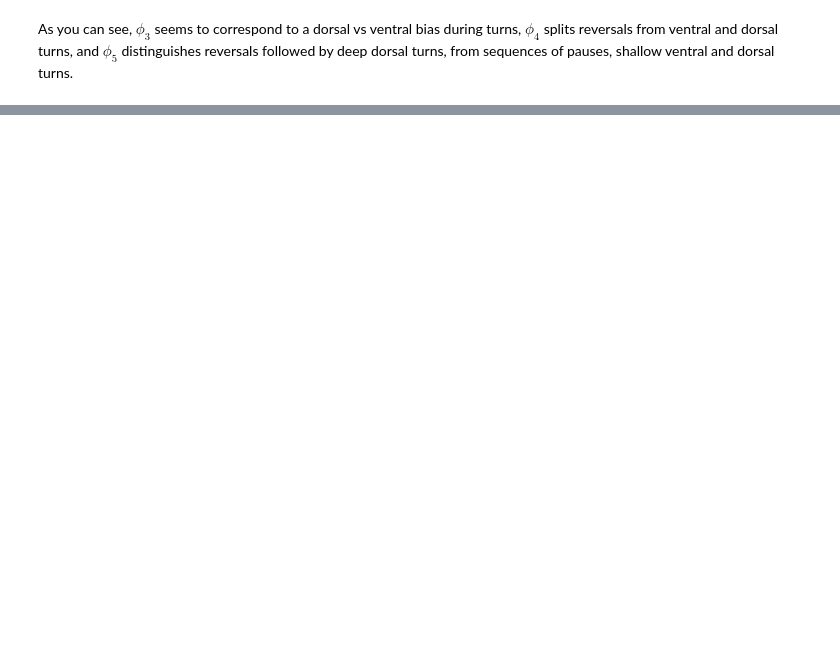
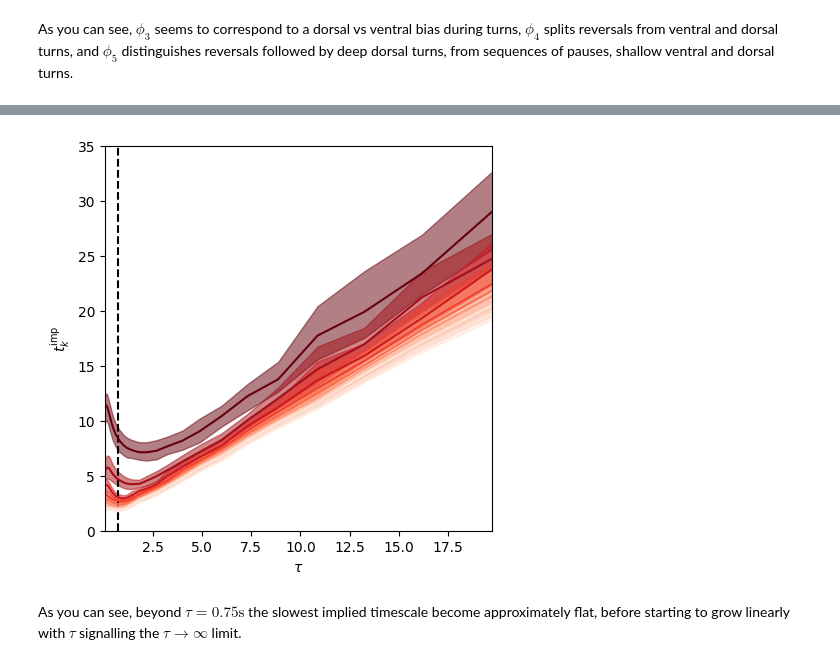
Before and after one commit to AntonioCCosta/DPG_PhysicsBehavior_2026, a Jupyter notebook: notebooks/notebook_4_worm.ipynb, the cells around one changed output, grey strips where cells are left out. Cells and saved outputs as stored; diff of their text form; code cells hidden in the pictures; blank space fills up the shorter version.

```diff
--- a/notebooks/notebook_4_worm.ipynb
+++ b/notebooks/notebook_4_worm.ipynb
@@ -348 +350,4 @@ As you can see, $\phi_3$ seems to correspond to a dorsal vs ventral bias during
+# %%
+n_worms = len(tseries_w)
+labels_w =labels_all.reshape((n_worms,tseries_w[0].shape[0]))
 # %%
@@ -360,0 +378,34 @@ for kd,delay in enumerate(delay_range):
+# %%
+def bootstrap(l,n_times,confidence_interval=95):
+  per=(100-confidence_interval)/2
+  new_means=[]
+  for i in range(n_times):
+      indices=np.random.choice(range(0,len(l)),len(l))
+      new_list=[l[idx] for idx in indices]
+      new_means.append(ma.mean(new_list,axis=0))
+  new_means=ma.vstack(new_means)
+  cil=np.zeros(new_means.shape[1])
+  ciu=np.zeros(new_means.shape[1])
+  for i in range(new_means.shape[1]):
+      cil[i]=np.nanpercentile(new_means[:,i].filled(np.nan),per)
+      ciu[i]=np.nanpercentile(new_means[:,i].filled(np.nan),100-per)
+  cil = ma.masked_array(cil, np.isnan(cil))
+  ciu = ma.masked_array(ciu, np.isnan(ciu))
+  return ma.mean(l,axis=0),cil,ciu
+# %%
+plt.figure(figsize=(5,5))
+colors_ = plt.cm.Reds_r(np.linspace(0,.9,n_modes))
+plt.axvline(0.75,c='k',ls='--',label=r'$\tau^*$')
+for mode in range(n_modes):
+    mean,cil,ciu=bootstrap(tscales_delay[:,:,mode],n_times=100)
+    plt.plot(delay_range*dt,mean,c=colors_[mode])
+    plt.fill_between(delay_range*dt,cil,ciu,alpha=.5,color=colors_[mode])
+plt.xlim(delay_range[0]*dt,delay_range[-1]*dt)
+plt.ylim(0,35)
+plt.ylabel(r'$t^\text{imp}_k$')
+plt.xlabel(r'$\tau$')
+plt.show()
+# %% [output]
+[figure, added]
+# %% [markdown]
+As you can see, beyond $\tau=0.75\text{s}$ the slowest implied timescale become approximately flat, before starting to grow linearly with $\tau$ signalling the $\tau→\infty$ limit.
```
Also changed, not shown: parts of 8 cells of this notebook.
